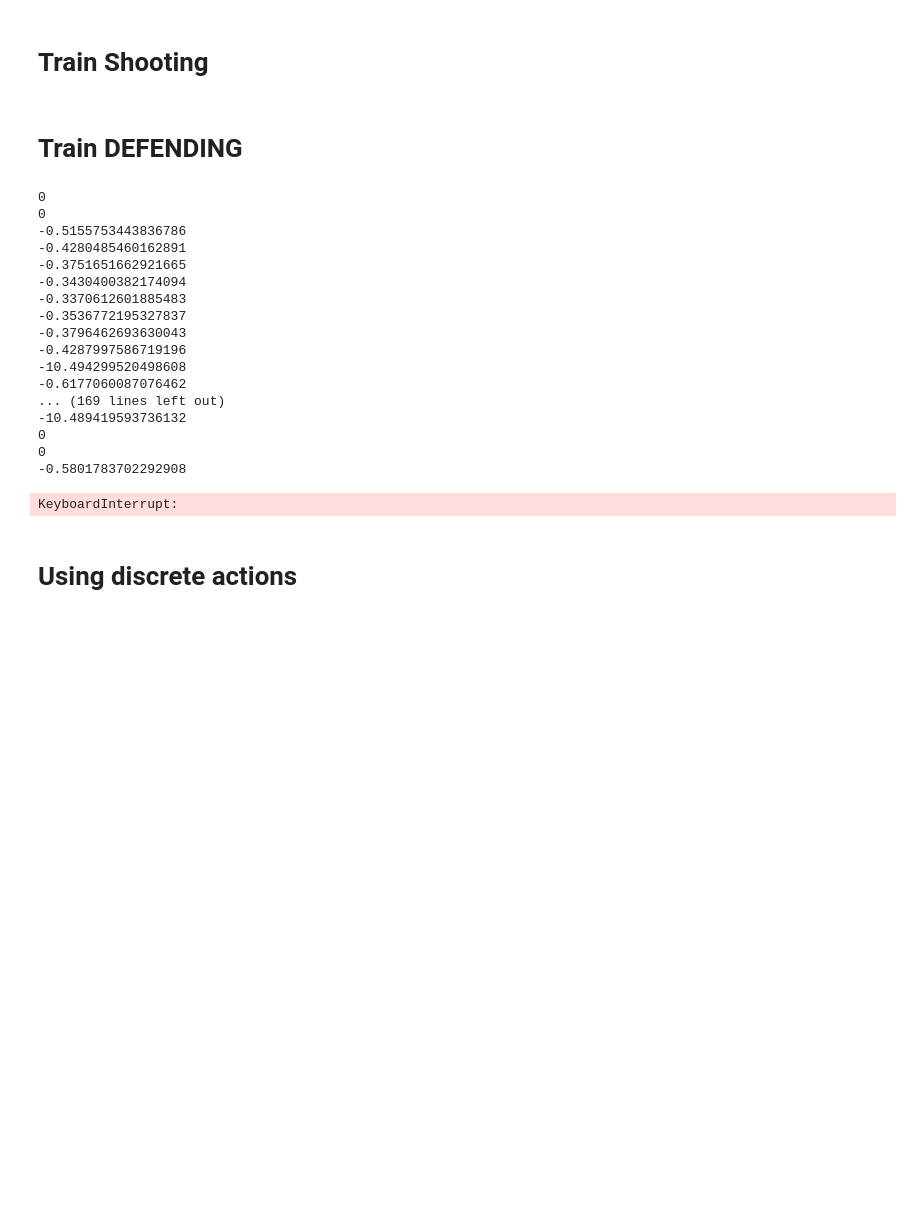
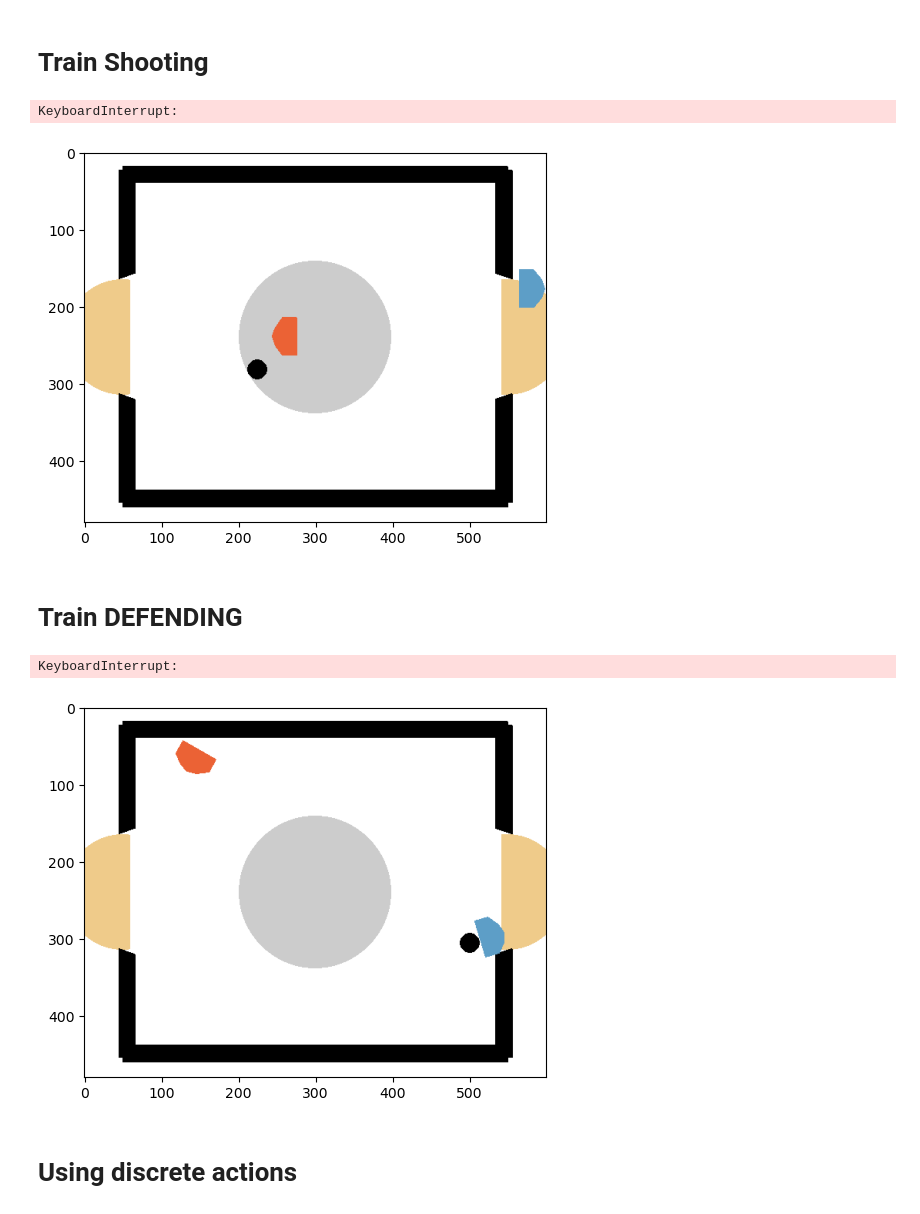
Before and after one commit to Slusny/betabiscuit, a Jupyter notebook: Hockey-Env.ipynb, the cells around one changed output. Drawn from its saved outputs; the diff is of its cells as text; code cells hidden in the pictures; blank space fills up the shorter version.

```diff
--- a/Hockey-Env.ipynb
+++ b/Hockey-Env.ipynb
@@ -203,14 +203,23 @@ env = h_env.HockeyEnv(mode=h_env.HockeyEnv.TRAIN_SHOOTING)
 # %%
 o, info = env.reset()
-_ = env.render()
+# _ = env.render()
 
+img = plt.imshow(env.render(mode='rgb_array'))
 for _ in range(5000):
-    env.render()
-    a1 = [1,0,0,1] # np.random.uniform(-1,1,4)
-    a2 = [0,0.,0,0]
-    obs, r, d, _ , info = env.step(np.hstack([a1,a2]))
-    obs_agent2 = env.obs_agent_two()
-    if d: break
+    # env.render()
+    env.reset()
+    for _ in range(60):
+        img.set_data(env.render(mode='rgb_array'))
+        display.display(plt.gcf())
+        display.clear_output(wait=True)
+        a1 = [1,0,0,1] # np.random.uniform(-1,1,4)
+        a2 = [0,0.,0,0]
+        obs, r, d, _ , info = env.step(np.hstack([a1,a2]))
+        obs_agent2 = env.obs_agent_two()
+        if d: break
+# %% [output]
+KeyboardInterrupt:
+[figure, added]
 # %%
 env.close()
 # %% [markdown]
@@ -219,37 +228,25 @@ env.close()
 env = h_env.HockeyEnv(mode=h_env.HockeyEnv.TRAIN_DEFENSE)
 # %%
 o, info = env.reset()
-_ = env.render()
+# _ = env.render()
 
+
+img = plt.imshow(env.render(mode='rgb_array'))
 for i in range(600):
     ob, info = env.reset()
     for _ in range(60):
-        env.render()
+        #env.render()
+        img.set_data(env.render(mode='rgb_array'))
+        display.display(plt.gcf())
+        display.clear_output(wait=True)
         a1 = [.1,1,1,1] # np.random.uniform(-1,1,3)
         a2 = [0,0.,0,0]
         obs, r, d,_, info = env.step(np.hstack([a1,a2]))
-        print(r)
         obs_agent2 = env.obs_agent_two()
         if d: break
 # %% [output]
-0
-0
--0.5155753443836786
--0.4280485460162891
--0.3751651662921665
--0.3430400382174094
--0.3370612601885483
--0.3536772195327837
--0.3796462693630043
--0.4287997586719196
--10.494299520498608
--0.6177060087076462
-... (169 lines left out)
--10.489419593736132
-0
-0
--0.5801783702292908
+KeyboardInterrupt:
-KeyboardInterrupt:
+[figure, added]
 # %%
 env.close()
 # %% [markdown]
```
Also changed, not shown: parts of 2 cells of this notebook, 2 other files.
